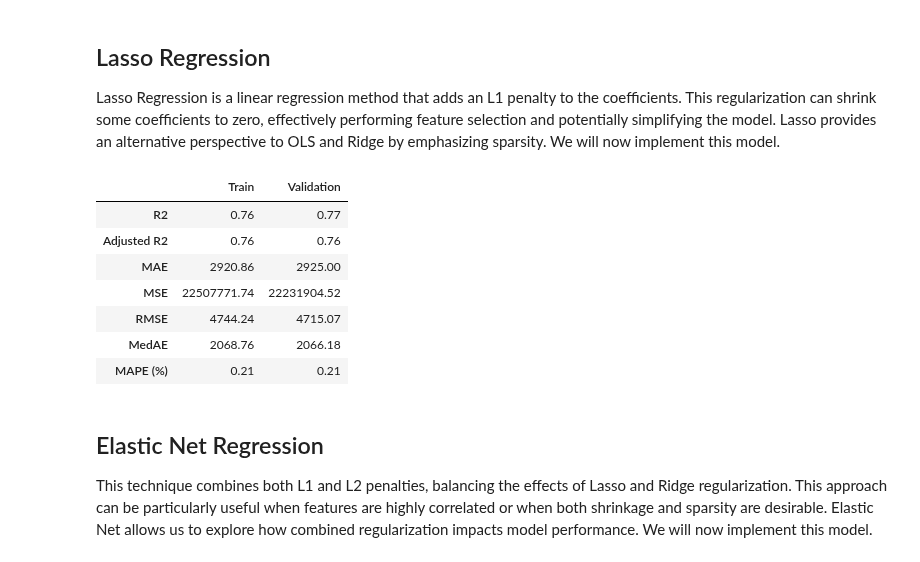
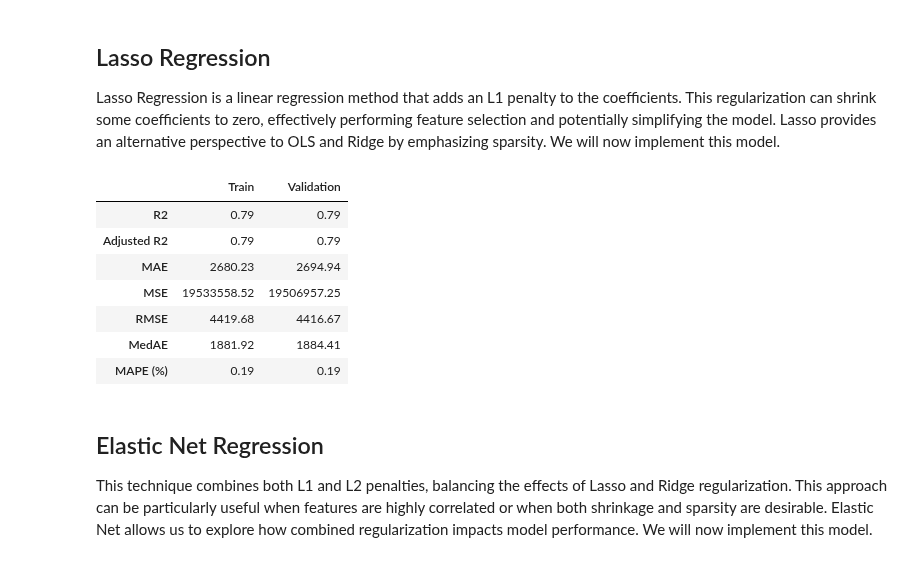
Before and after one commit to mariamiguel720/Machine-Learning-Project-25-26, a Jupyter notebook: notebooks/Model_and_Assessment.ipynb, the cells around one changed output. Saved outputs shown, nothing was run; the diff lists cells and outputs as text; code cells hidden in the pictures.

```diff
--- a/notebooks/Model_and_Assessment.ipynb
+++ b/notebooks/Model_and_Assessment.ipynb
@@ -290,29 +301,45 @@ display(ridge_results)
 ## Lasso Regression
 
 Lasso Regression is a linear regression method that adds an L1 penalty to the coefficients. This regularization can shrink some coefficients to zero, effectively performing feature selection and potentially simplifying the model. Lasso provides an alternative perspective to OLS and Ridge by emphasizing sparsity. We will now implement this model.
+# %%
+from sklearn.linear_model import LassoCV
+
+# Create Lasso Regression model with cross-validation (optimizing MAE)
+lasso_model = LassoCV(alphas=np.logspace(-3, 3, 50), cv=5, random_state=42)
+
+# Train the model
+lasso_model = train_model(lasso_model, X_train, y_train)
+
+# Evaluate on training and validation sets
+train_metrics_lasso = evaluate_model(lasso_model, X_train, y_train)
+val_metrics_lasso = evaluate_model(lasso_model, X_val, y_val)
+
+# Display results
+lasso_results = pd.DataFrame([train_metrics_lasso, val_metrics_lasso], index=['Train', 'Validation']).round(2).T
+display(lasso_results)
+# %% [output]
+|  | Train | Validation |
+| R2 | 0.79 | 0.79 |
+| Adjusted R2 | 0.79 | 0.79 |
+| MAE | 2680.23 | 2694.94 |
+| MSE | 19533558.52 | 19506957.25 |
+| RMSE | 4419.68 | 4416.67 |
+| MedAE | 1881.92 | 1884.41 |
+| MAPE (%) | 0.19 | 0.19 |
 # %%
-# Create Lasso regression model with fixed alpha
-lasso_model = Lasso(alpha=1.0, max_iter=10000)
+# # Create Lasso regression model with fixed alpha
+# lasso_model = Lasso(alpha=1.0, max_iter=10000)
 
-# Train the model
-lasso_model = train_model(lasso_model, X_train, y_train)
+# # Train the model
+# lasso_model = train_model(lasso_model, X_train, y_train)
 
-# Evaluate on training and validation sets
-train_metrics = evaluate_model(lasso_model, X_train, y_train)
-val_metrics = evaluate_model(lasso_model, X_val, y_val)
+# # Evaluate on training and validation sets
+# train_metrics = evaluate_model(lasso_model, X_train, y_train)
+# val_metrics = evaluate_model(lasso_model, X_val, y_val)
 
-# Combine metrics into a simple DataFrame
-lasso_results = pd.DataFrame([train_metrics, val_metrics], index=['Train', 'Validation']).round(2).T
-display(lasso_results)
+# # Combine metrics into a simple DataFrame
+# lasso_results = pd.DataFrame([train_metrics, val_metrics], index=['Train', 'Validation']).round(2).T
+# display(lasso_results)
-# %% [output]
-|  | Train | Validation |
-| R2 | 0.76 | 0.77 |
-| Adjusted R2 | 0.76 | 0.76 |
-| MAE | 2920.86 | 2925.00 |
-| MSE | 22507771.74 | 22231904.52 |
-| RMSE | 4744.24 | 4715.07 |
-| MedAE | 2068.76 | 2066.18 |
-| MAPE (%) | 0.21 | 0.21 |
 # %% [markdown]
 ## Elastic Net Regression
 
```
Also changed, not shown: parts of 14 cells of this notebook, 15 other files.
